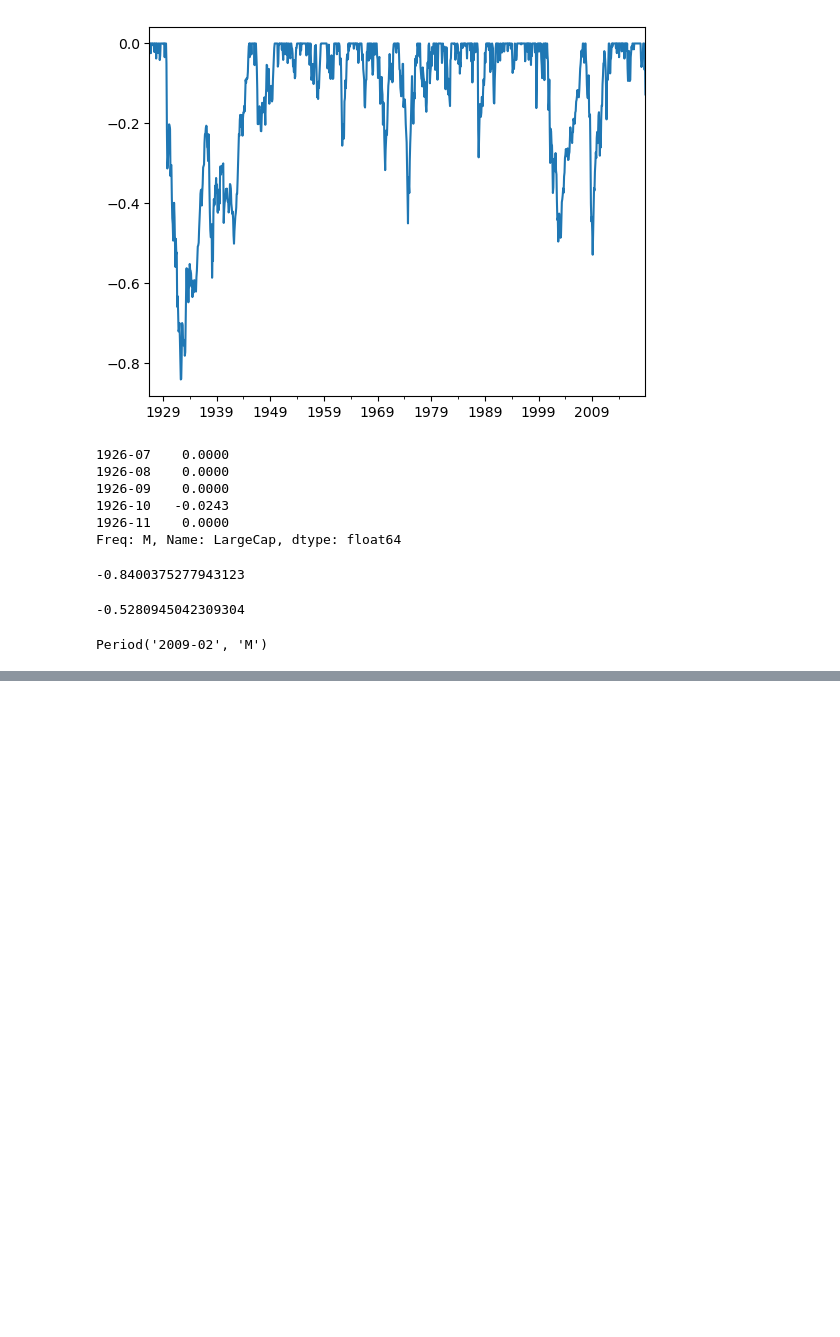
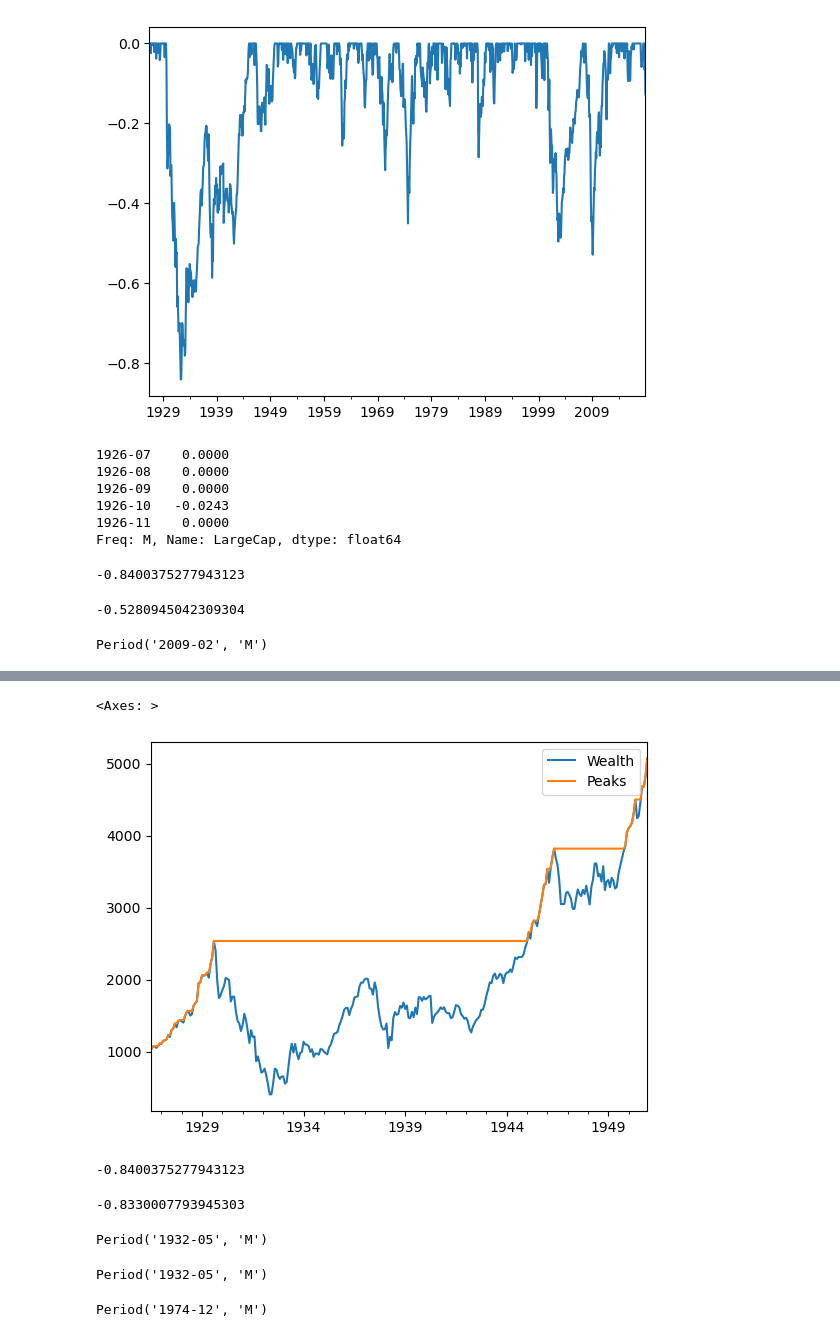
Before and after one commit to ahmet794/Investment-Banking-Asset-Management, a Jupyter notebook: Labs Week 1.ipynb, the cells around one changed output, grey strips where cells are left out. Drawn from its saved outputs; the diff is of its cells as text; code cells hidden in the pictures; blank space fills up the shorter version.

```diff
--- a/Labs Week 1.ipynb
+++ b/Labs Week 1.ipynb
@@ -568,0 +592,25 @@ def drawdown(return_series: pd.Series):
+# %%
+drawdown(rets[:"1950"]["LargeCap"])[["Wealth", "Peaks"]].plot()
+# %% [output]
+<Axes: >
+[figure, added]
+# %%
+drawdown(rets["LargeCap"])["Drawdown"].min()
+# %% [output]
+-0.8400375277943123
+# %%
+drawdown(rets["SmallCap"])["Drawdown"].min()
+# %% [output]
+-0.8330007793945303
+# %%
+drawdown(rets["LargeCap"])["Drawdown"].idxmin()
+# %% [output]
+Period('1932-05', 'M')
+# %%
+drawdown(rets["SmallCap"])["Drawdown"].idxmin()
+# %% [output]
+Period('1932-05', 'M')
+# %%
+drawdown(rets["1940":]["SmallCap"])["Drawdown"].idxmin()
+# %% [output]
+Period('1974-12', 'M')
```
Also changed, not shown: parts of 8 cells of this notebook.
